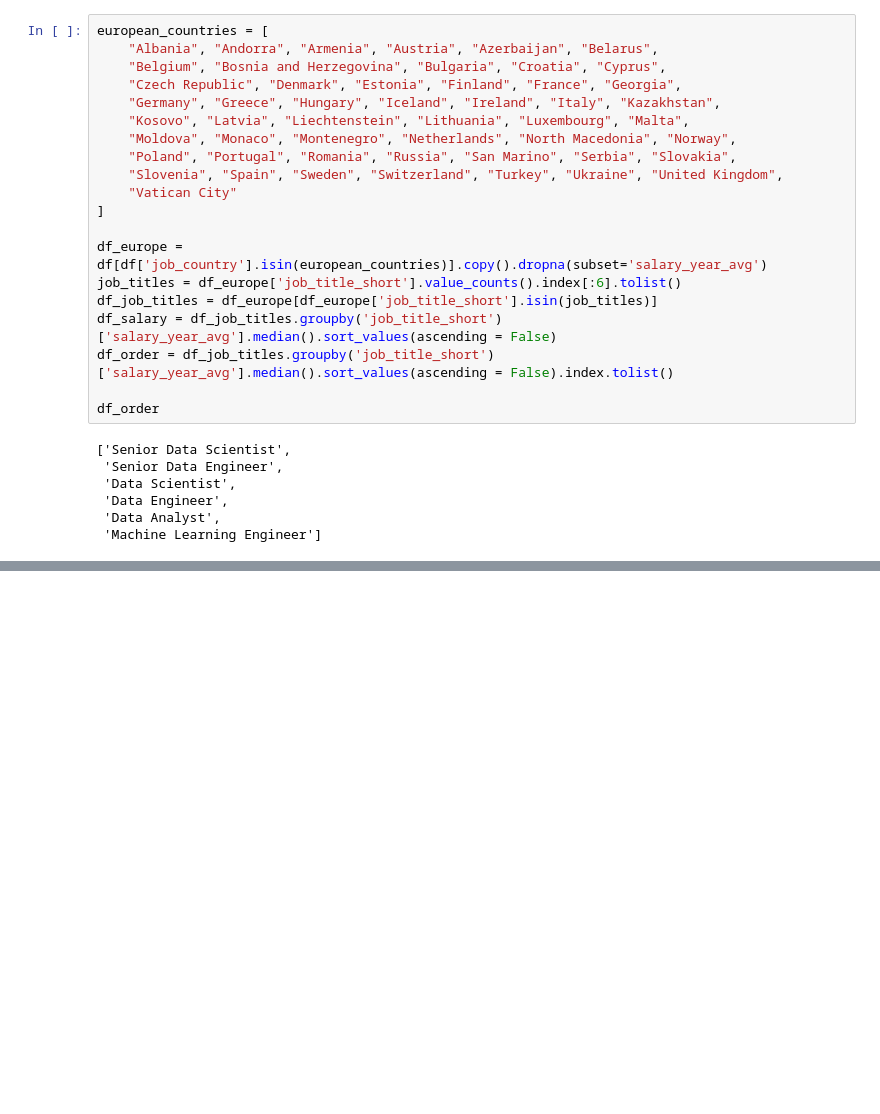
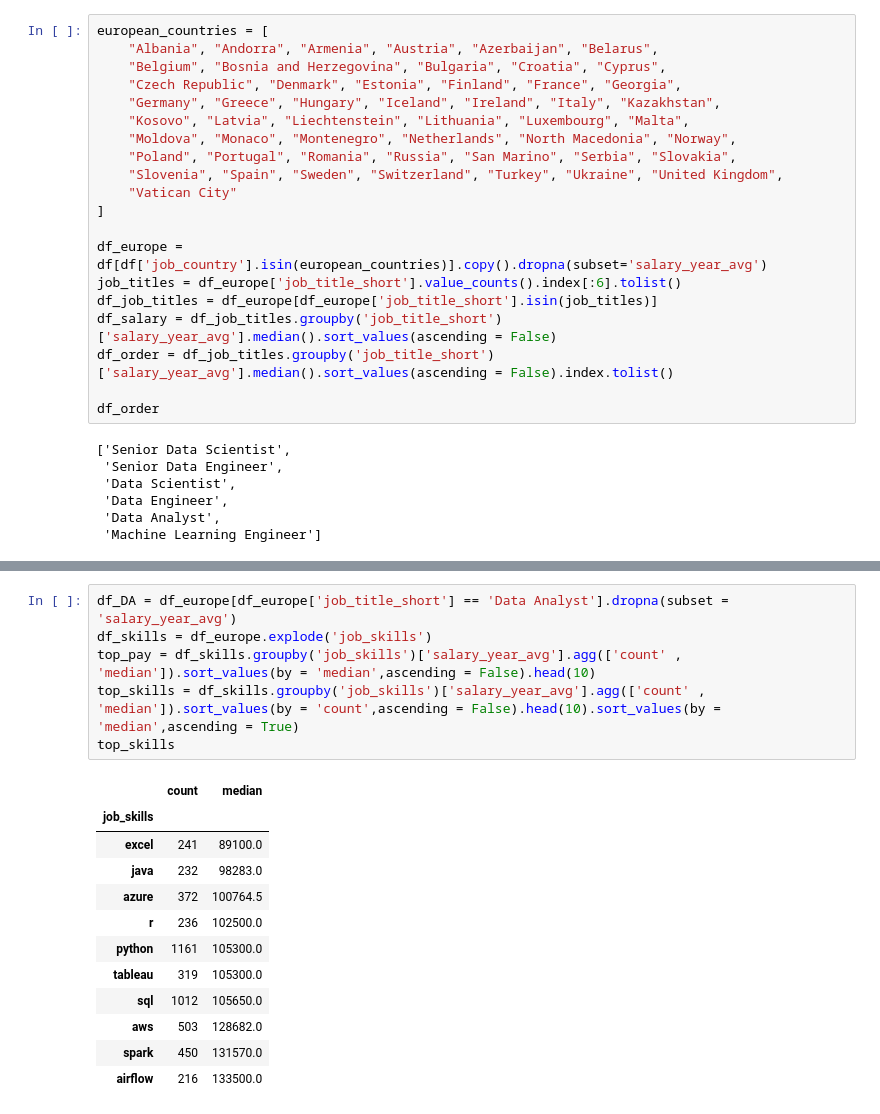
Before and after one commit to Dragosxxd/Python_data_project, a Jupyter notebook: 3_Project/4_Salary_Analysis.ipynb, the cells around one changed output, grey strips where cells are left out. Drawn from its saved outputs; the diff is of its cells as text; blank space fills up the shorter version.

```diff
--- a/3_Project/4_Salary_Analysis.ipynb
+++ b/3_Project/4_Salary_Analysis.ipynb
@@ -58,0 +59,19 @@ Passing `palette` without assigning `hue` is deprecated and will be removed in v
+# %%
+df_DA = df_europe[df_europe['job_title_short'] == 'Data Analyst'].dropna(subset = 'salary_year_avg')
+df_skills = df_europe.explode('job_skills')
+top_pay = df_skills.groupby('job_skills')['salary_year_avg'].agg(['count' , 'median']).sort_values(by = 'median',ascending = False).head(10)
+top_skills = df_skills.groupby('job_skills')['salary_year_avg'].agg(['count' , 'median']).sort_values(by = 'count',ascending = False).head(10).sort_values(by = 'median',ascending = True)
+top_skills
+# %% [output]
+|  | count | median |
+| job_skills |  |  |
+| excel | 241 | 89100.0 |
+| java | 232 | 98283.0 |
+| azure | 372 | 100764.5 |
+| r | 236 | 102500.0 |
+| python | 1161 | 105300.0 |
+| tableau | 319 | 105300.0 |
+| sql | 1012 | 105650.0 |
+| aws | 503 | 128682.0 |
+| spark | 450 | 131570.0 |
+| airflow | 216 | 133500.0 |
```
Also changed, not shown: parts of 2 cells of this notebook, 2 other files.
